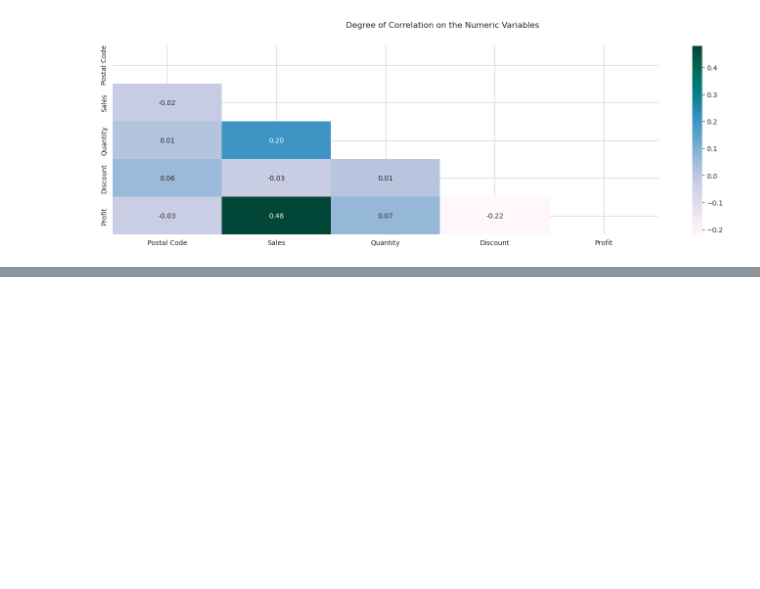
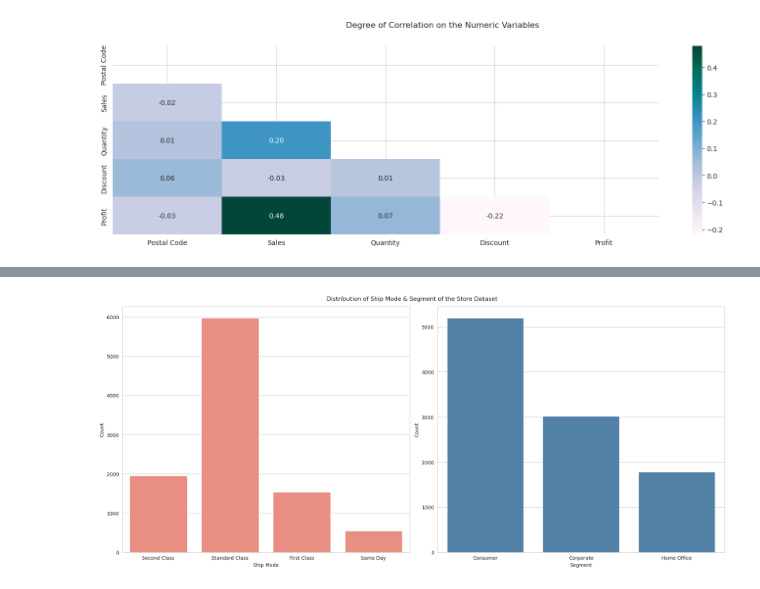
Before and after one commit to Jefest1/sample_store_analysis, a Jupyter notebook: Sample_store.ipynb, the cells around one changed output, grey strips where cells are left out. Saved outputs shown, nothing was run; the diff lists cells and outputs as text; code cells hidden in the pictures; blank space fills up the shorter version.

```diff
--- a/Sample_store.ipynb
+++ b/Sample_store.ipynb
@@ -287,0 +256,19 @@ plt.show()
+# %%
+
+fig, axes = plt.subplots(1, 2, figsize=(18, 8))
+
+# Plot countplot for Ship Mode
+sns.countplot(data=store_df, x='Ship Mode', ax=axes[0], color='salmon')
+axes[0].set_xlabel('Ship Mode')
+axes[0].set_ylabel('Count')
+
+# Plot countplot for Segment
+sns.countplot(x='Segment', data=store_df, ax=axes[1], color='steelblue')
+axes[1].set_xlabel('Segment')
+axes[1].set_ylabel('Count')
+
+plt.suptitle('Distribution of Ship Mode & Segment of the Store Dataset')
+plt.tight_layout()
+plt.show()
+# %% [output]
+[figure, added]
```
Also changed, not shown: parts of 4 cells of this notebook.
